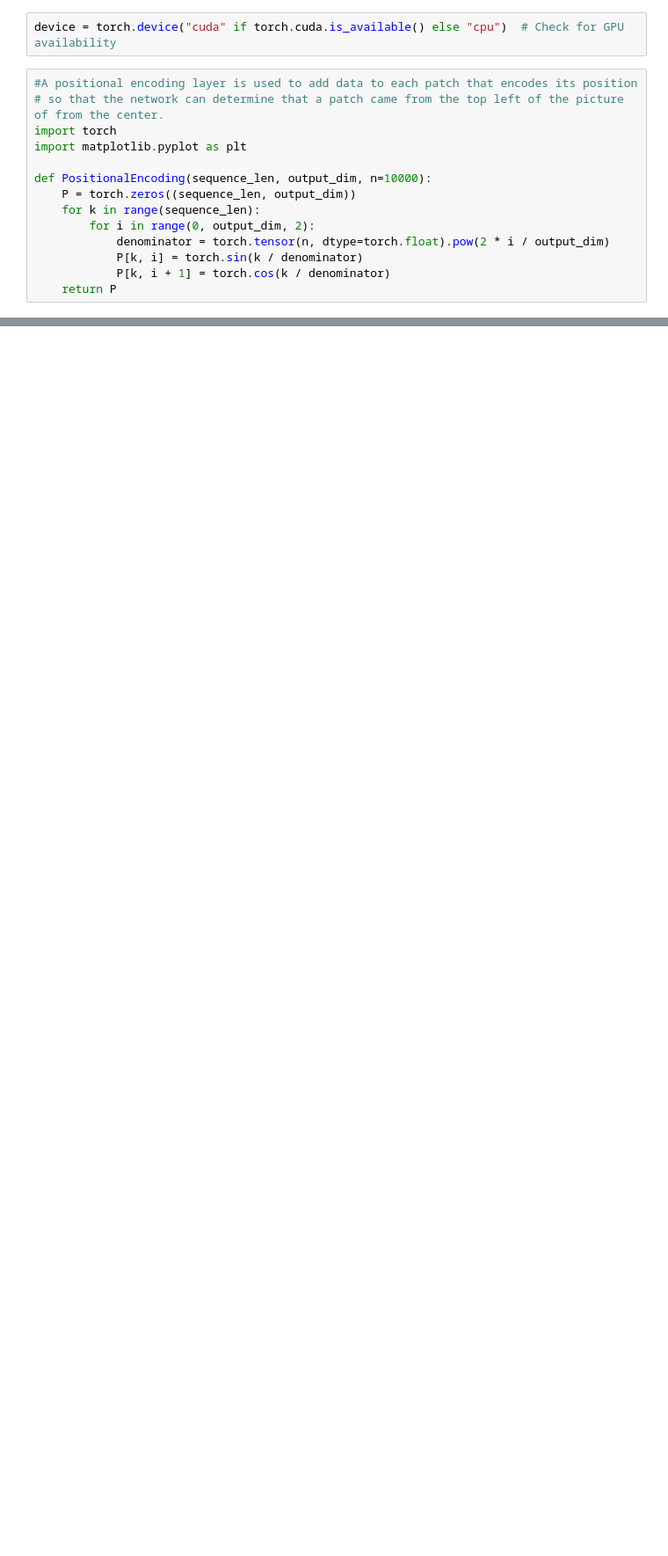
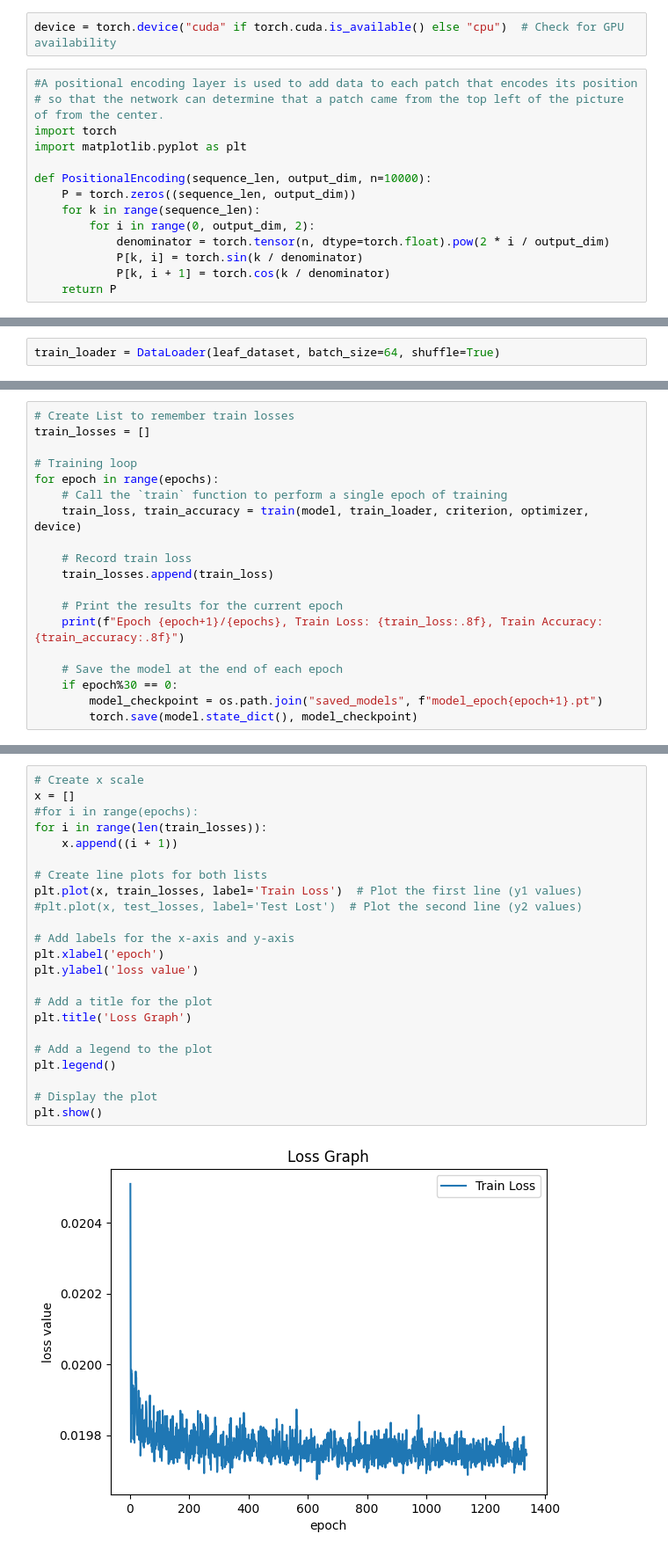
Before and after one commit to ArthurSZANTYR/aicg-week3-transformers, a Jupyter notebook: test.ipynb, the cells around one changed output, grey strips where cells are left out. Shown at 88% size. Saved outputs shown, nothing was run; the diff lists cells and outputs as text; blank space fills up the shorter version.

```diff
--- a/test.ipynb
+++ b/test.ipynb
@@ -264,0 +311,2 @@ class TransformerEncoder(nn.Module):
+# %%
+train_loader = DataLoader(leaf_dataset, batch_size=64, shuffle=True)
@@ -264,0 +371,19 @@ class TransformerEncoder(nn.Module):
+# %%
+# Create List to remember train losses
+train_losses = []
+
+# Training loop
+for epoch in range(epochs):
+    # Call the `train` function to perform a single epoch of training
+    train_loss, train_accuracy = train(model, train_loader, criterion, optimizer, device)
+
+    # Record train loss
+    train_losses.append(train_loss)
+
+    # Print the results for the current epoch
+    print(f"Epoch {epoch+1}/{epochs}, Train Loss: {train_loss:.8f}, Train Accuracy: {train_accuracy:.8f}")
+
+    # Save the model at the end of each epoch
+    if epoch%30 == 0:
+        model_checkpoint = os.path.join("saved_models", f"model_epoch{epoch+1}.pt")
+        torch.save(model.state_dict(), model_checkpoint)
@@ -264,0 +409,25 @@ class TransformerEncoder(nn.Module):
+# %%
+# Create x scale
+x = []
+#for i in range(epochs):
+for i in range(len(train_losses)):
+    x.append((i + 1))
+
+# Create line plots for both lists
+plt.plot(x, train_losses, label='Train Loss')  # Plot the first line (y1 values)
+#plt.plot(x, test_losses, label='Test Lost')  # Plot the second line (y2 values)
+
+# Add labels for the x-axis and y-axis
+plt.xlabel('epoch')
+plt.ylabel('loss value')
+
+# Add a title for the plot
+plt.title('Loss Graph')
+
+# Add a legend to the plot
+plt.legend()
+
+# Display the plot
+plt.show()
+# %% [output]
+[figure, added]
```
Also changed, not shown: parts of 16 cells of this notebook, 51 other files.
